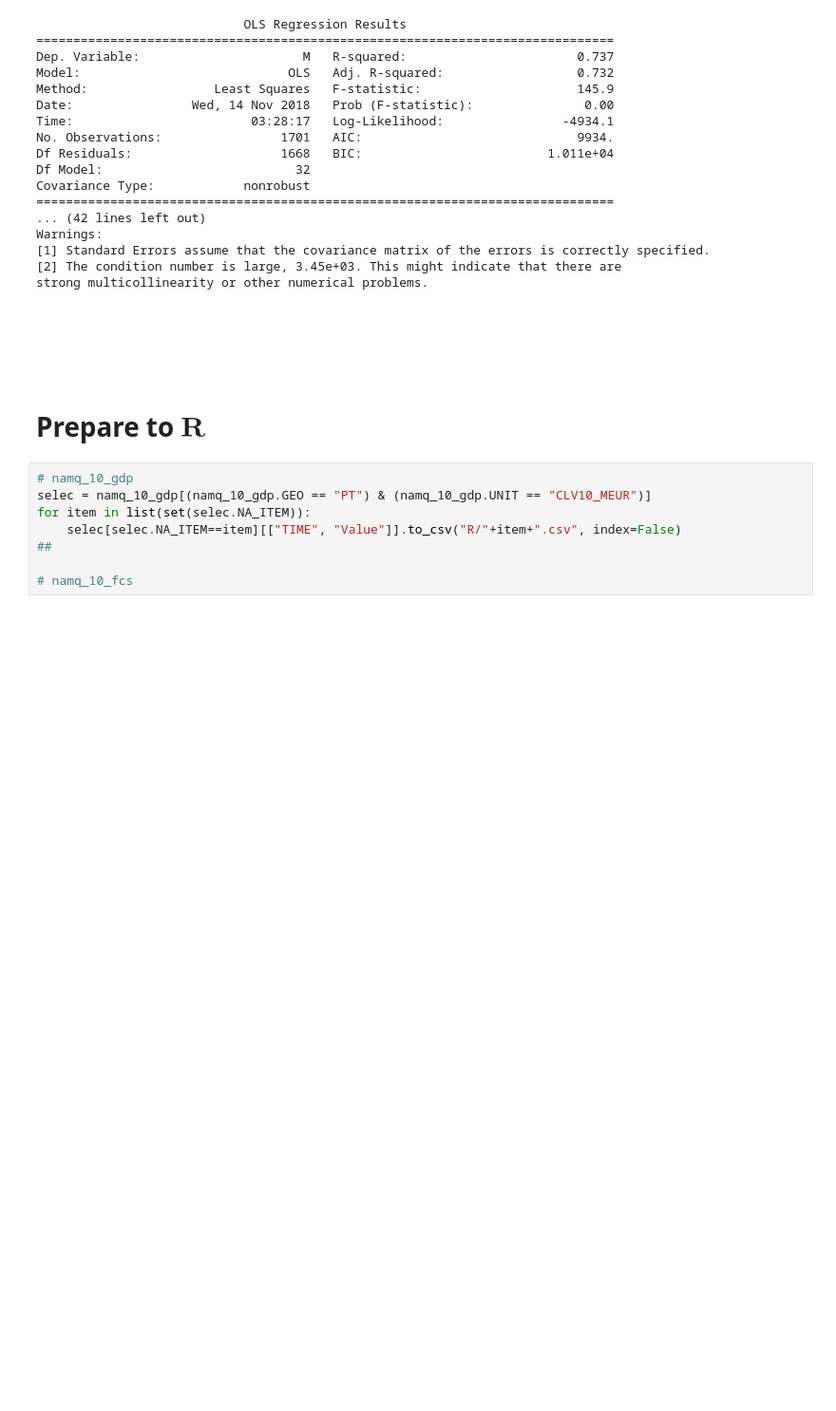
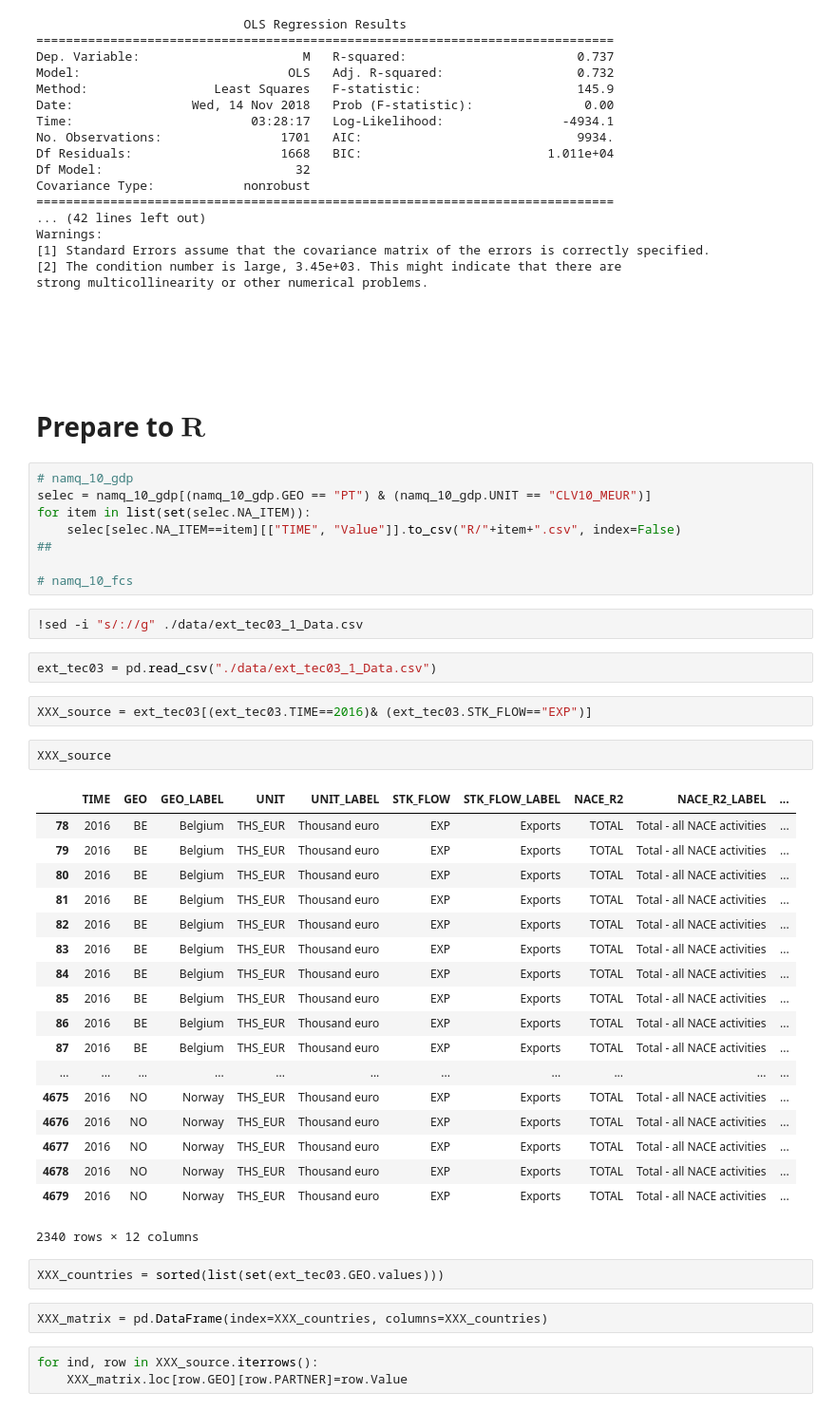
Before and after one commit to boturon/NovaSBE_Courses, a Jupyter notebook: 1107_macroeconomic-policies/assignment/pred-gdp/data.ipynb, the cells around one changed output. Shown at 95% size. Saved outputs shown, nothing was run; the diff lists cells and outputs as text; blank space fills up the shorter version.

```diff
--- a/1107_macroeconomic-policies/assignment/pred-gdp/data.ipynb
+++ b/1107_macroeconomic-policies/assignment/pred-gdp/data.ipynb
@@ -933,3 +962,37 @@ for item in list(set(selec.NA_ITEM)):
 ##
 
 # namq_10_fcs
+# %%
+!sed -i "s/://g" ./data/ext_tec03_1_Data.csv
+# %%
+ext_tec03 = pd.read_csv("./data/ext_tec03_1_Data.csv")
+# %%
+XXX_source = ext_tec03[(ext_tec03.TIME==2016)& (ext_tec03.STK_FLOW=="EXP")]
+# %%
+XXX_source
+# %% [output]
+|  | TIME | GEO | GEO_LABEL | UNIT | UNIT_LABEL | STK_FLOW | STK_FLOW_LABEL | NACE_R2 | NACE_R2_LABEL | ... |
+| 78 | 2016 | BE | Belgium | THS_EUR | Thousand euro | EXP | Exports | TOTAL | Total - all NACE activities | ... |
+| 79 | 2016 | BE | Belgium | THS_EUR | Thousand euro | EXP | Exports | TOTAL | Total - all NACE activities | ... |
+| 80 | 2016 | BE | Belgium | THS_EUR | Thousand euro | EXP | Exports | TOTAL | Total - all NACE activities | ... |
+| 81 | 2016 | BE | Belgium | THS_EUR | Thousand euro | EXP | Exports | TOTAL | Total - all NACE activities | ... |
+| 82 | 2016 | BE | Belgium | THS_EUR | Thousand euro | EXP | Exports | TOTAL | Total - all NACE activities | ... |
+| 83 | 2016 | BE | Belgium | THS_EUR | Thousand euro | EXP | Exports | TOTAL | Total - all NACE activities | ... |
+| 84 | 2016 | BE | Belgium | THS_EUR | Thousand euro | EXP | Exports | TOTAL | Total - all NACE activities | ... |
+| 85 | 2016 | BE | Belgium | THS_EUR | Thousand euro | EXP | Exports | TOTAL | Total - all NACE activities | ... |
+| 86 | 2016 | BE | Belgium | THS_EUR | Thousand euro | EXP | Exports | TOTAL | Total - all NACE activities | ... |
+| 87 | 2016 | BE | Belgium | THS_EUR | Thousand euro | EXP | Exports | TOTAL | Total - all NACE activities | ... |
+| ... | ... | ... | ... | ... | ... | ... | ... | ... | ... | ... |
+| 4675 | 2016 | NO | Norway | THS_EUR | Thousand euro | EXP | Exports | TOTAL | Total - all NACE activities | ... |
+| 4676 | 2016 | NO | Norway | THS_EUR | Thousand euro | EXP | Exports | TOTAL | Total - all NACE activities | ... |
+| 4677 | 2016 | NO | Norway | THS_EUR | Thousand euro | EXP | Exports | TOTAL | Total - all NACE activities | ... |
+| 4678 | 2016 | NO | Norway | THS_EUR | Thousand euro | EXP | Exports | TOTAL | Total - all NACE activities | ... |
+| 4679 | 2016 | NO | Norway | THS_EUR | Thousand euro | EXP | Exports | TOTAL | Total - all NACE activities | ... |
+2340 rows × 12 columns
+# %%
+XXX_countries = sorted(list(set(ext_tec03.GEO.values)))
+# %%
+XXX_matrix = pd.DataFrame(index=XXX_countries, columns=XXX_countries)
+# %%
+for ind, row in XXX_source.iterrows():
+    XXX_matrix.loc[row.GEO][row.PARTNER]=row.Value
```
Also changed, not shown: parts of 11 cells of this notebook, 14 other files.
